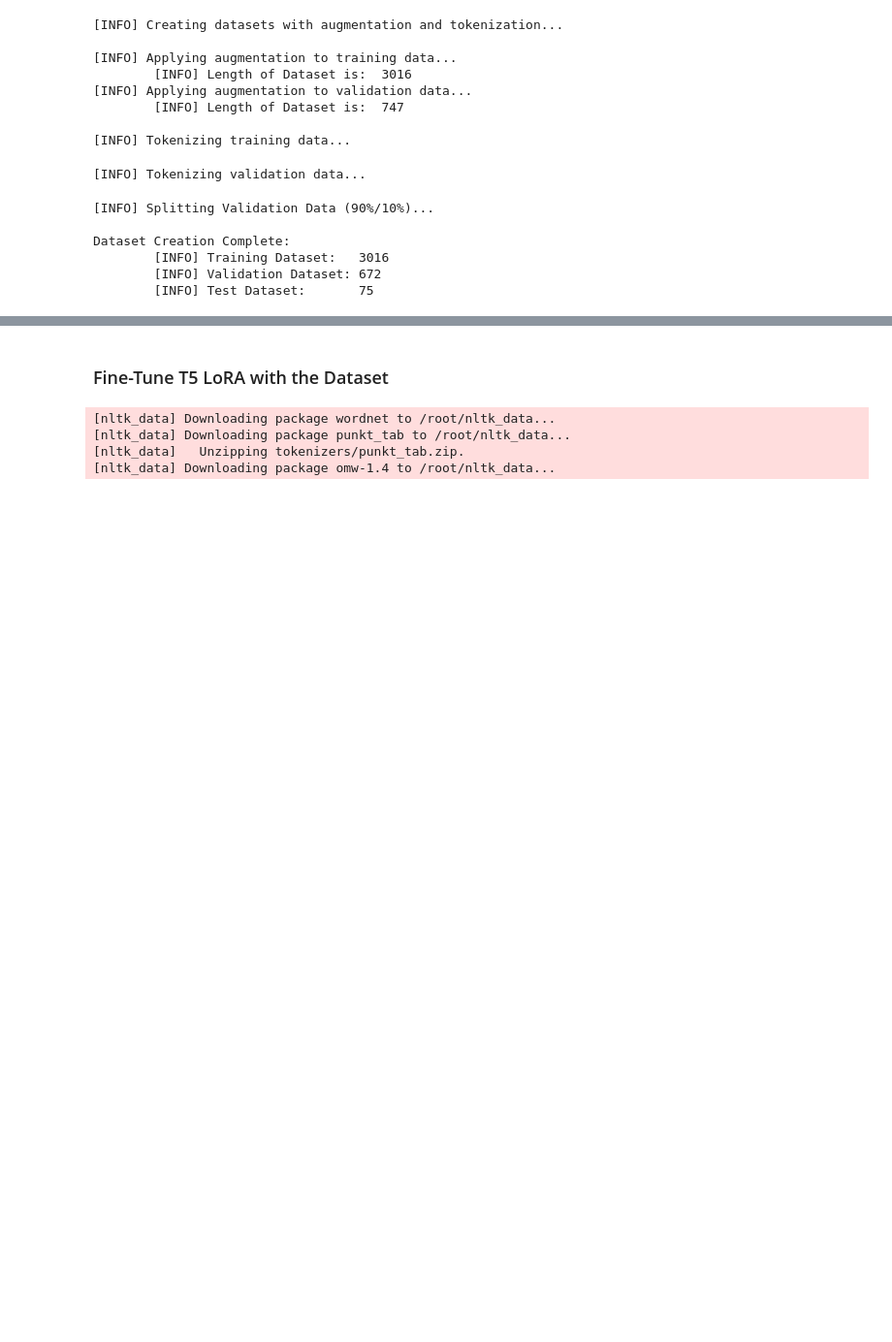
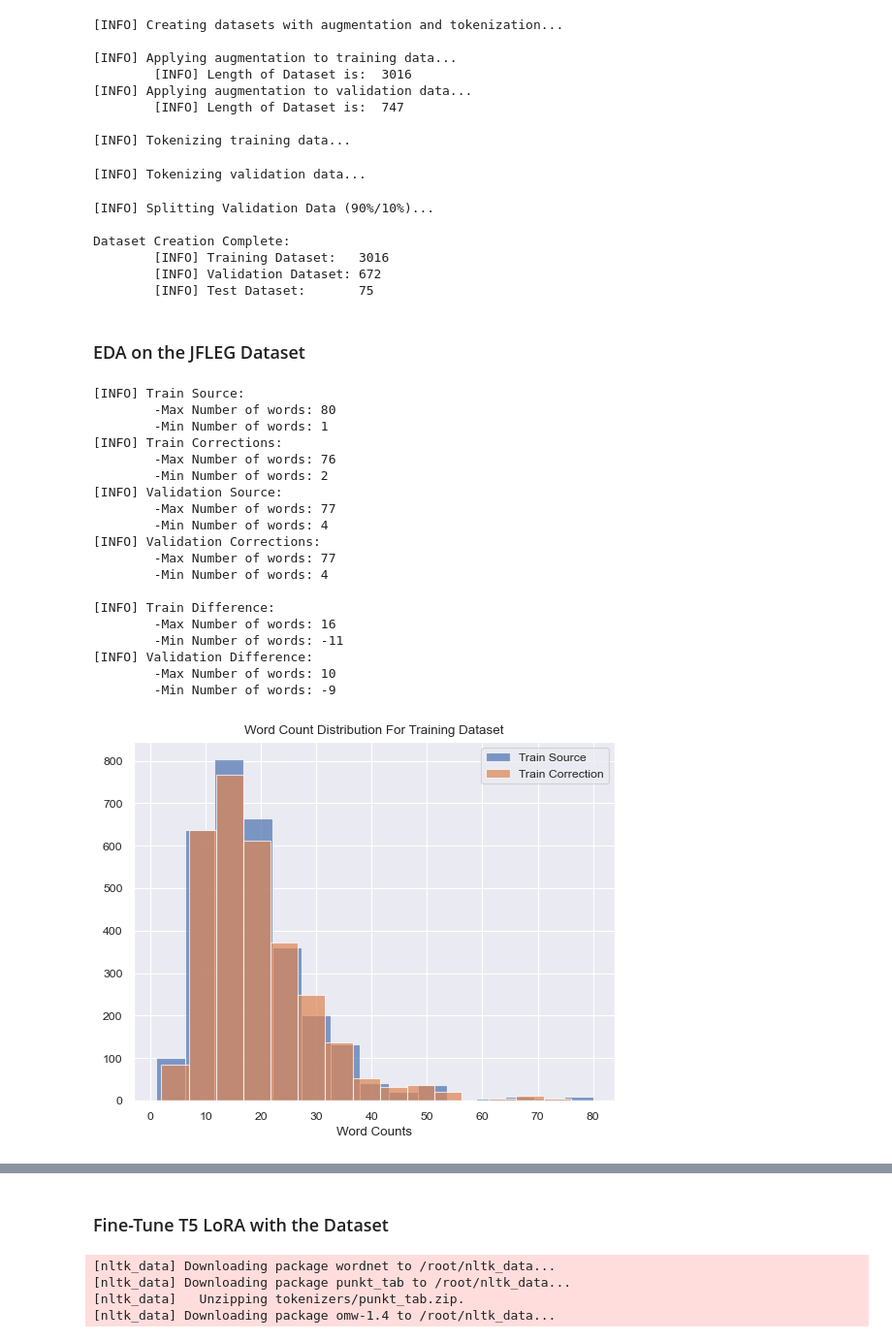
Before and after one commit to Mohitag94/grammar_correction, a Jupyter notebook: grammar_correction_t5_lora.ipynb, the cells around one changed output, grey strips where cells are left out. Shown at 97% size. Saved outputs shown, nothing was run; the diff lists cells and outputs as text; code cells hidden in the pictures; blank space fills up the shorter version.

```diff
--- a/grammar_correction_t5_lora.ipynb
+++ b/grammar_correction_t5_lora.ipynb
@@ -142,2 +120,7 @@ Please note that authentication is recommended but still optional to access publ
+# %%
+# define checkpoints path
+CHECKPOINT = r"D:\MScDataScience\9.Research_Methods\Assignment\Assignment2\Checkpoints"
+# define image save path
+IMAGE_SAVEPOINT = r"D:\MScDataScience\9.Research_Methods\Assignment\Assignment2\Grammar_Correction\Images"
 # %% [markdown]
 ### JFLEG Dataset Class for Preparation and Augmentation Strategy
@@ -1818,3 +2188,33 @@ Dataset Creation Complete:
         [INFO] Training Dataset:   3016
         [INFO] Validation Dataset: 672
         [INFO] Test Dataset:       75
+# %% [markdown]
+### EDA on the JFLEG Dataset
+# %%
+# intializing eda instance
+eda = JFLEGDatasetEDA(train_dataset, val_dataset,
+                      test_dataset, IMAGE_SAVEPOINT)
+# %%
+# word analysis
+word_counts = eda.word_count_anlysis()
+# %% [output]
+[INFO] Train Source:
+        -Max Number of words: 80
+        -Min Number of words: 1
+[INFO] Train Corrections:
+        -Max Number of words: 76
+        -Min Number of words: 2
+[INFO] Validation Source:
+        -Max Number of words: 77
+        -Min Number of words: 4
+[INFO] Validation Corrections:
+        -Max Number of words: 77
+        -Min Number of words: 4
+
+[INFO] Train Difference:
+        -Max Number of words: 16
+        -Min Number of words: -11
+[INFO] Validation Difference:
+        -Max Number of words: 10
+        -Min Number of words: -9
+[figure, added]
```
Also changed, not shown: parts of 18 cells of this notebook, 10 other files.
